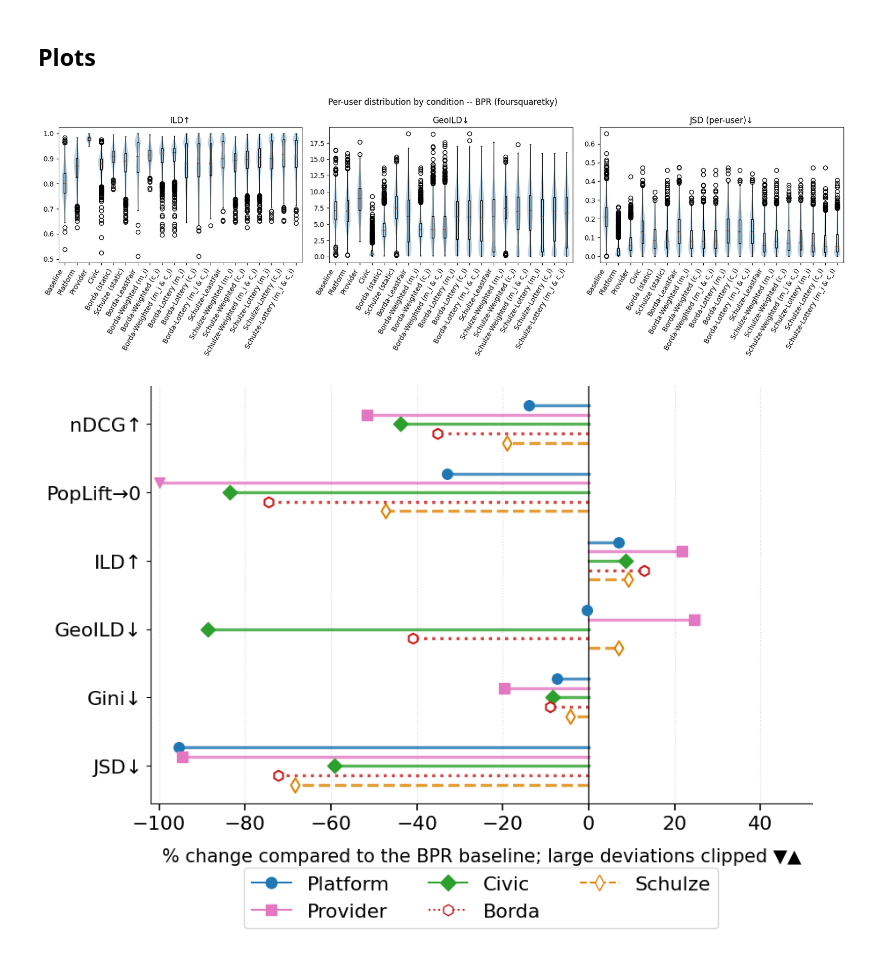
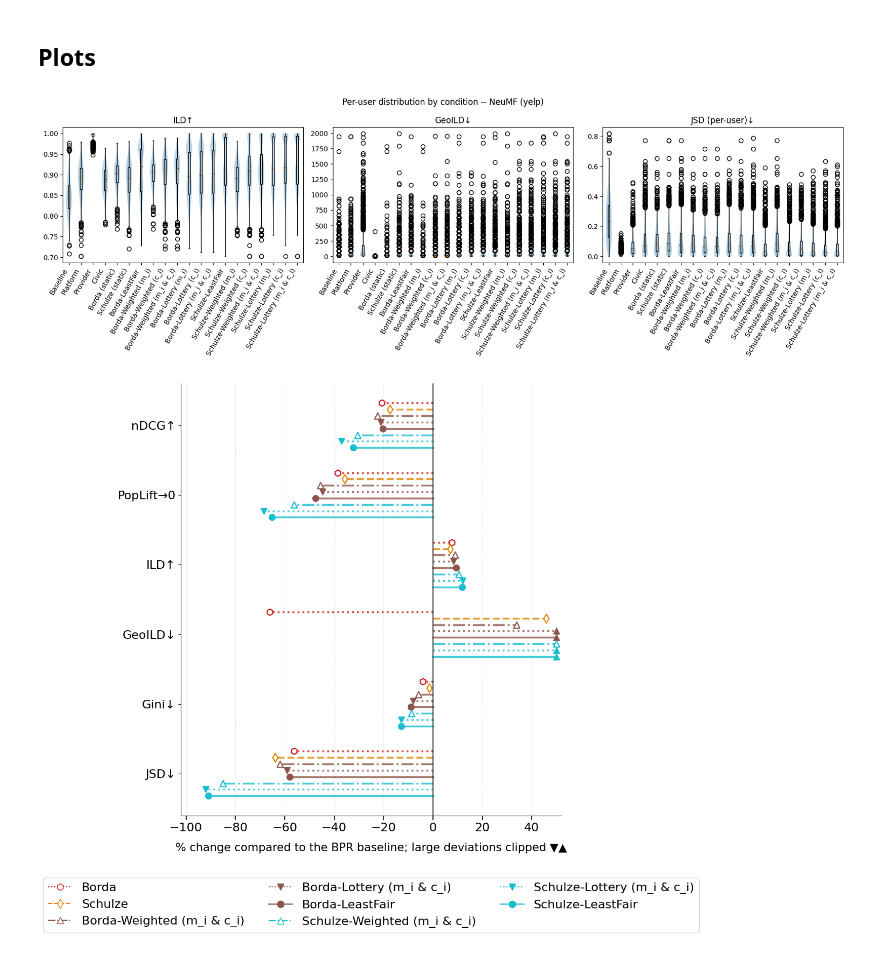
Before and after one commit to andreafooo/multistakeholder_poi, a Jupyter notebook: offline_evaluation.ipynb, the cells around one changed output. Saved outputs shown, nothing was run; the diff lists cells and outputs as text; code cells hidden in the pictures.

Commit message:
adding new methods to plots

```diff
--- a/offline_evaluation.ipynb
+++ b/offline_evaluation.ipynb
@@ -32,7 +32,7 @@ from civic_reranker import load_coordinates
 from platform_reranker import calculate_user_popularity_distributions
 import pingouin as pg
 
-dataset = "foursquaretky" # perform for each dataset individually
+dataset = "yelp" # perform for each dataset individually
 valid_metrics = ["ndcg", "poplift", "ild", "geo_ild", "gini", "js"]
 print(top_k_eval)
 # %% [output]
@@ -580,15 +580,21 @@ fig.tight_layout()
 plt.savefig(os.path.join(BASE_DIR, f"{dataset}_dataset", "plots", f"{dataset}_statistics.png"), bbox_inches="tight")
 plt.show()
 # %% [output]
-[figure, old version]
+[figure, new version]
 # %%
 model_to_plot = models_for_recbole[0]
 variant_styles = {
-    "platform": {"color": "#1f77b4", "ls": "-", "marker": "o", "fill": "full", "label": "Platform"},
-    "provider": {"color": "#e377c2", "ls": "-", "marker": "s", "fill": "fill", "label": "Provider"},
-    "civic": {"color": "#2ca02c", "ls": "-", "marker": "D", "fill": "full", "label": "Civic"},
+    # "platform": {"color": "#1f77b4", "ls": "-", "marker": "o", "fill": "full", "label": "Platform"},
+    # "provider": {"color": "#e377c2", "ls": "-", "marker": "s", "fill": "fill", "label": "Provider"},
+    # "civic": {"color": "#2ca02c", "ls": "-", "marker": "D", "fill": "full", "label": "Civic"},
     "borda": {"color": "#d01414", "ls": ":", "marker": "h", "fill": "none", "label": "Borda"},
     "schulze": {"color": "#df8302", "ls": "--", "marker": "d", "fill": "none", "label": "Schulze"},
+    "borda_weighted_mi_ci": {"color": "#8c564b", "ls": "-.", "marker": "^", "fill": "none", "label": "Borda-Weighted (m_i & c_i)"},
+    "borda_lottery_mi_ci": {"color": "#8c564b", "ls": ":", "marker": "v", "fill": "full", "label": "Borda-Lottery (m_i & c_i)"},
+    "borda_leastfair": {"color": "#8c564b", "ls": "-", "marker": "o", "fill": "full", "label": "Borda-LeastFair"},
+    "schulze_weighted_mi_ci": {"color": "#17becf", "ls": "-.", "marker": "^", "fill": "none", "label": "Schulze-Weighted (m_i & c_i)"},
+    "schulze_lottery_mi_ci": {"color": "#17becf", "ls": ":", "marker": "v", "fill": "full", "label": "Schulze-Lottery (m_i & c_i)"},
+    "schulze_leastfair": {"color": "#17becf", "ls": "-", "marker": "o", "fill": "full", "label": "Schulze-LeastFair"},
 
 }
 
@@ -610,10 +616,10 @@ for method in methods_keys:
 
 rel_df = pd.DataFrame(rows).set_index("method")
 metric_labels = [rename_metrics.get(m, m) for m in valid_metrics]
-fig, ax = plt.subplots(figsize=(9, 6.5))
+fig, ax = plt.subplots(figsize=(11, 10.5))
 CLIP_low = 100
 CLIP_high = 50
-Y_SPACING = 0.4
+Y_SPACING = 0.6
 y_pos = np.arange(len(valid_metrics)) * Y_SPACING
 n_methods = len(methods_keys)
 
@@ -646,7 +652,7 @@ ax.set_yticks(y_pos)
 ax.set_yticklabels(metric_labels, fontsize=16)
 ax.invert_yaxis()
 
-ax.set_xlabel("% change compared to the BPR baseline; large deviations clipped ▼▲", fontsize=15, labelpad=12)
+ax.set_xlabel(f"% change compared to the {model_to_plot} baseline; large deviations clipped ▼▲", fontsize=15, labelpad=12)
 ax.set_xlim(-CLIP_low-2, CLIP_high+2)
 ax.tick_params(axis="x", labelsize=16, length=6, width=1.2)
 ax.grid(axis="x", linestyle=":", alpha=0.5)
@@ -656,34 +662,34 @@ legend_handles = []
 for m in methods_keys:
     style = variant_styles[m]
     label_text = style["label"]
 
     if style["fill"] == "none":
         handle = mlines.Line2D([], [], color=style["color"], linestyle=style["ls"],
                                marker=style["marker"], markerfacecolor="white", markeredgecolor=style["color"],
                                markersize=9, lw=1.5, label=label_text)
     elif style["fill"] == "left":
         handle = mlines.Line2D([], [], color=style["color"], linestyle=style["ls"],
                                marker=style["marker"], markerfacecolor=style["color"], markeredgecolor=style["color"],
                                fillstyle="left", markersize=9, lw=1.5, label=label_text)
     else:
         handle = mlines.Line2D([], [], color=style["color"], linestyle=style["ls"],
                                marker=style["marker"], markerfacecolor=style["color"],
                                markersize=9, lw=1.5, label=label_text)
     legend_handles.append(handle)
 
 ax.legend(
     handles=legend_handles,
     loc="upper center",
     ncol=3,
     bbox_to_anchor=(0.5, -0.13),
     frameon=True,
     fontsize=16,
 )
 plt.tight_layout()
 plt.savefig(os.path.join(BASE_DIR, f"{dataset}_dataset", "plots", f"{dataset}_metrics_percentage_change.png"), bbox_inches="tight", dpi=300)
 plt.show()
 # %% [output]
-[figure, old version]
+[figure, new version]
 # %%
 # Additional Config for a Relative Plot including the weighted experiments
 
```
Also changed, not shown: parts of 5 cells of this notebook, 3 other files.
